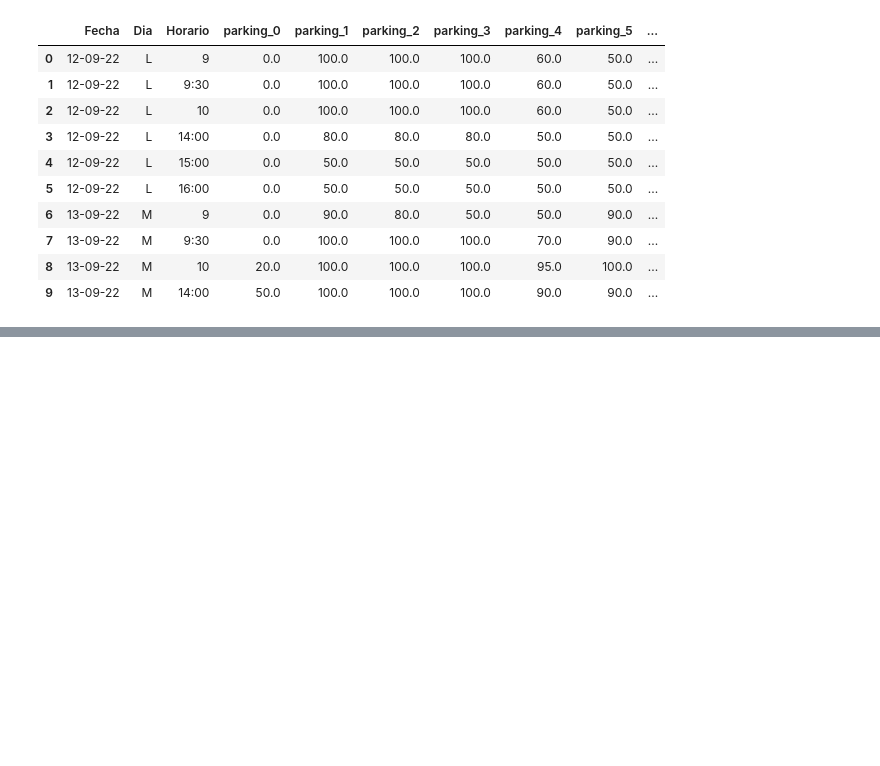
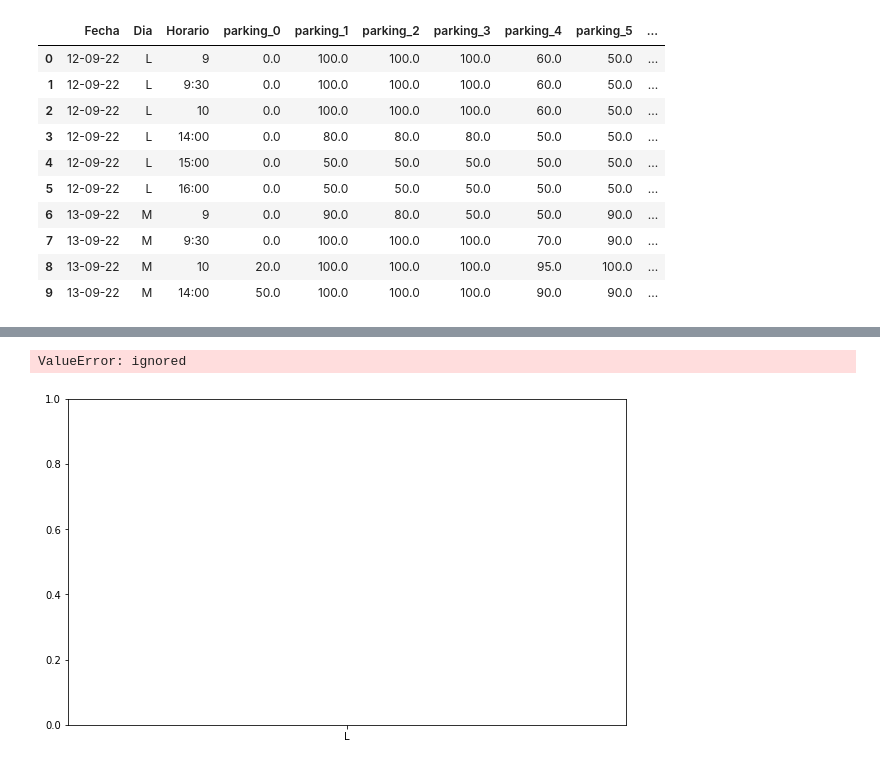
Before and after one commit to Ana-AlonsoCanizares/Practicas_Individuales, a Jupyter notebook: PI_parking.ipynb, the cells around one changed output, grey strips where cells are left out. Drawn from its saved outputs; the diff is of its cells as text; code cells hidden in the pictures; blank space fills up the shorter version.

```diff
--- a/PI_parking.ipynb
+++ b/PI_parking.ipynb
@@ -215,0 +209,54 @@ plt.show()
+# %%
+# Vector con los mese a graficar
+enero = df_ocupacion_m_d[df_ocupacion_m_d['Mes'].apply(lambda x: '01' in x)]
+
+dias = enero['Dia']
+
+# parking 0
+park_0 = df_ocupacion_m_d[["parking_0"]]
+
+# parking 1
+park_1 = df_ocupacion_m_d[["parking_1"]]
+
+# parking 2
+park_2 = df_ocupacion_m_d[["parking_2"]]
+
+# parking 3
+park_3 = df_ocupacion_m_d[["parking_3"]]
+
+# parking 4
+park_4 = df_ocupacion_m_d[["parking_4"]]
+
+# parking 5
+park_5 = df_ocupacion_m_d[["parking_5"]]
+
+# parking 6
+park_6 = df_ocupacion_m_d[["parking_6"]]
+
+# parking 7
+park_7 = df_ocupacion_m_d[["parking_7"]]
+
+# parking subterráneo
+park_sub = df_ocupacion_m_d[["parking_subterraneo"]]
+
+# df_ocupacion_d
+fig, ax = plt.subplots(figsize=(10,6))
+
+ax.plot(dias, park_0)
+plt.xlabel('Enero')
+plt.ylabel('Parkings')
+plt.plot(enero, park_1)
+plt.plot(enero, park_2)
+plt.plot(enero, park_3)
+plt.plot(enero, park_4)
+plt.plot(enero, park_5)
+plt.plot(enero, park_6)
+plt.plot(enero, park_7)
+plt.plot(enero, park_sub)
+
+plt.legend(['p_0', 'p_1', 'p_2', 'p_3', 'p_4', 'p_5', 'p_6', 'p_7', 'p_s',],bbox_to_anchor=(1,1))
+
+plt.show()
+# %% [output]
+ValueError: ignored
+[figure, added]
```
Also changed, not shown: parts of 9 cells of this notebook.
